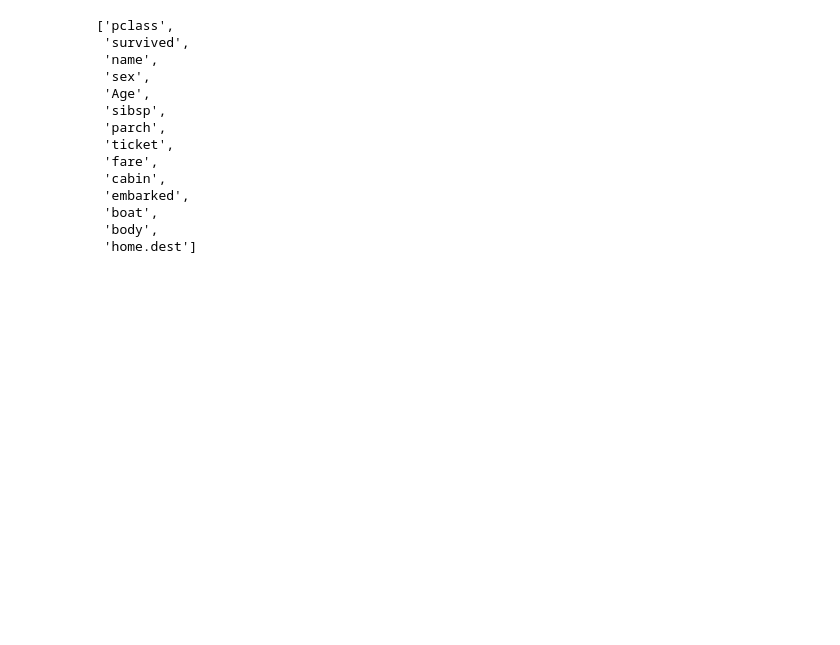
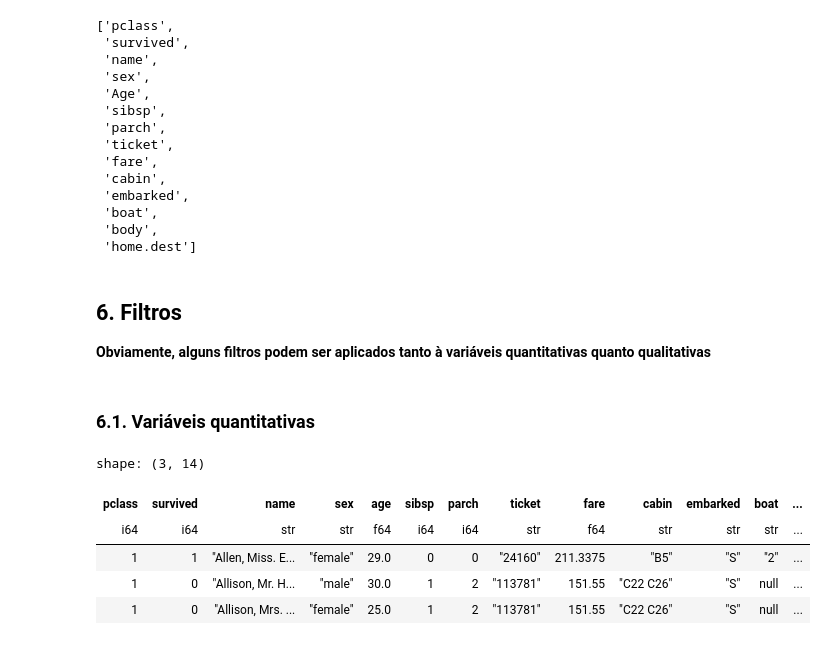
Before and after one commit to barbosarafael/polars_python_test, a Jupyter notebook: 01-notebook/01-polars_notebook.ipynb, the cells around one changed output. Saved outputs shown, nothing was run; the diff lists cells and outputs as text; code cells hidden in the pictures; blank space fills up the shorter version.

Commit message:
Adicionando o tópico de filtros e corrigindo o README

```diff
--- a/01-notebook/01-polars_notebook.ipynb
+++ b/01-notebook/01-polars_notebook.ipynb
@@ -300,3 +300,22 @@ dados\
  'boat',
  'body',
  'home.dest']
+# %% [markdown]
+## **6. Filtros**
+
+**Obviamente, alguns filtros podem ser aplicados tanto à variáveis quantitativas quanto qualitativas**
+# %% [markdown]
+### **6.1. Variáveis quantitativas**
+# %%
+dados\
+    .filter(col('age') > 10)\
+    .head(3)
+
+# age maior que 10
+# %% [output]
+shape: (3, 14)
+| pclass | survived | name | sex | age | sibsp | parch | ticket | fare | cabin | embarked | boat | ... |
+| i64 | i64 | str | str | f64 | i64 | i64 | str | f64 | str | str | str | ... |
+| 1 | 1 | "Allen, Miss. E... | "female" | 29.0 | 0 | 0 | "24160" | 211.3375 | "B5" | "S" | "2" | ... |
+| 1 | 0 | "Allison, Mr. H... | "male" | 30.0 | 1 | 2 | "113781" | 151.55 | "C22 C26" | "S" | null | ... |
+| 1 | 0 | "Allison, Mrs. ... | "female" | 25.0 | 1 | 2 | "113781" | 151.55 | "C22 C26" | "S" | null | ... |
```
Also changed, not shown: parts of 12 cells of this notebook.
